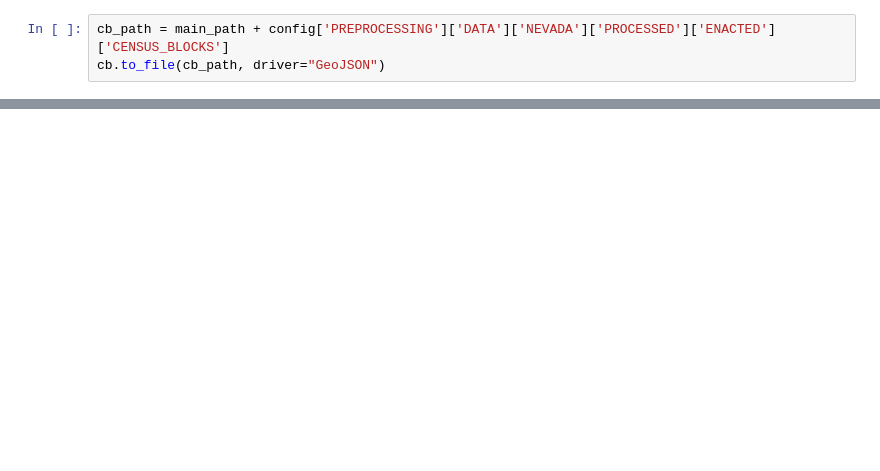
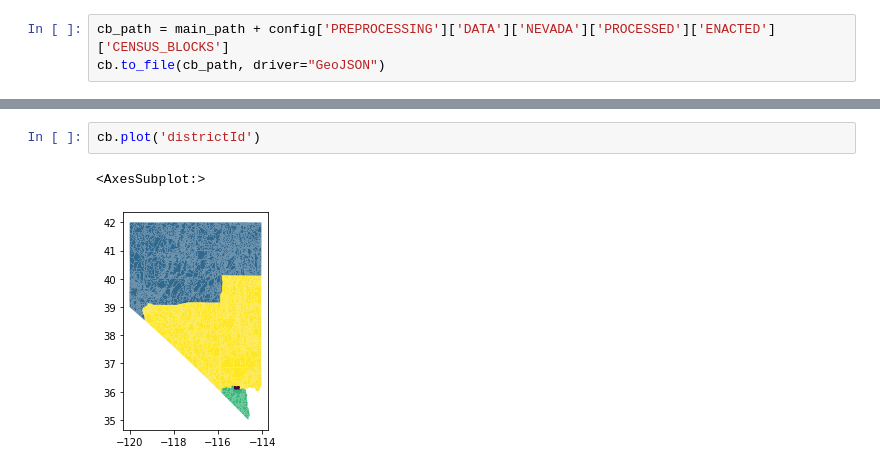
Before and after one commit to catmona/Districting-Plan-Website, a Jupyter notebook: preprocessing/nevada/process_enacted_cb.ipynb, the cells around one changed output, grey strips where cells are left out. Cells and saved outputs as stored; diff of their text form; blank space fills up the shorter version.

```diff
--- a/preprocessing/nevada/process_enacted_cb.ipynb
+++ b/preprocessing/nevada/process_enacted_cb.ipynb
@@ -151,0 +266,5 @@ cb.to_file(cb_path, driver="GeoJSON")
+# %%
+cb.plot('districtId')
+# %% [output]
+<AxesSubplot:>
+[figure, added]
```
Also changed, not shown: parts of 18 cells of this notebook, 28 other files.
